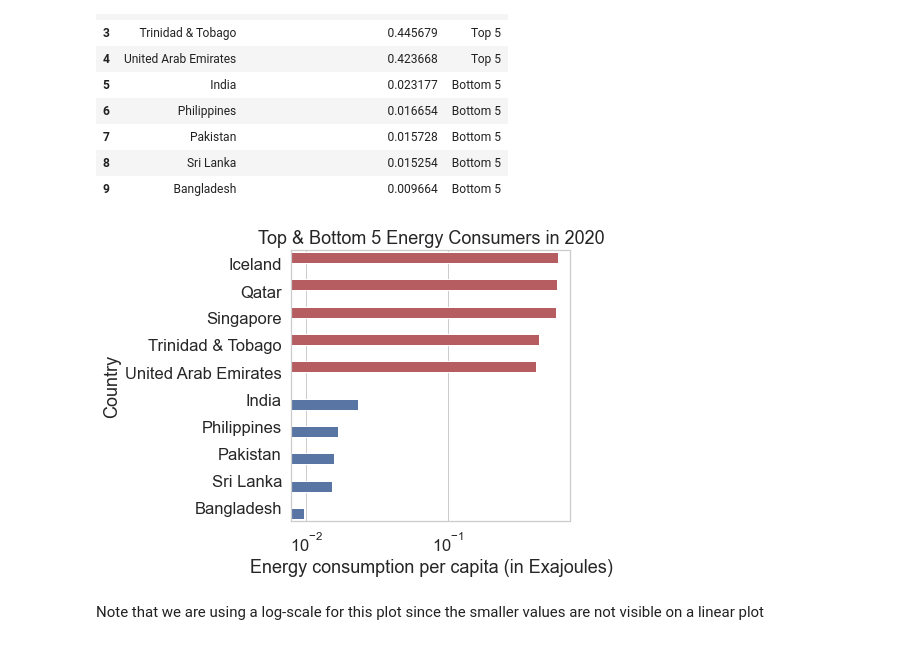
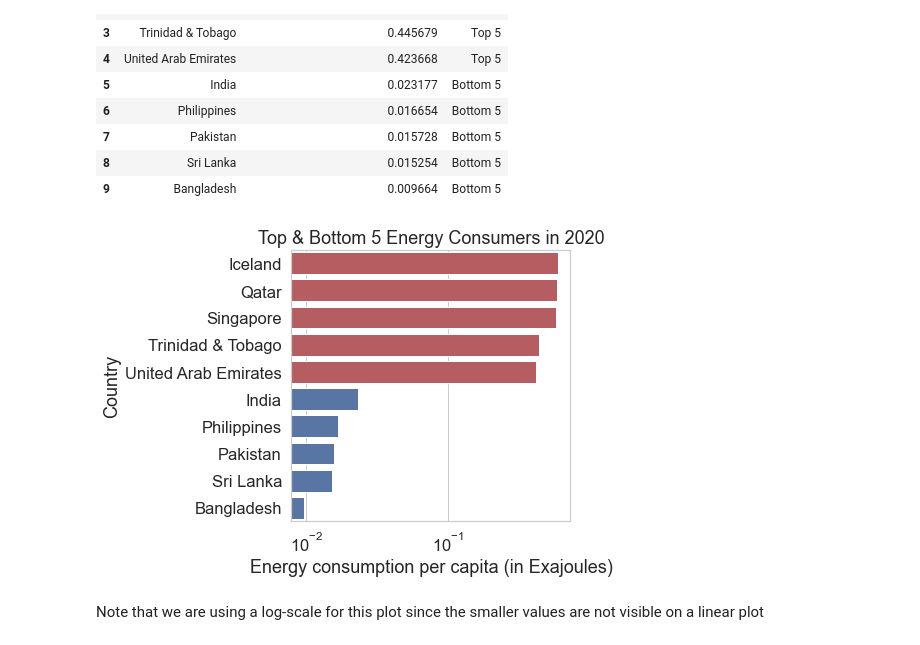
Before and after one commit to PranavaSinghal/DS203-Project, a Jupyter notebook: DS203_project.ipynb, the cells around one changed output. Saved outputs shown, nothing was run; the diff lists cells and outputs as text; code cells hidden in the pictures.

Commit message:
Completed correlation analysis

```diff
--- a/DS203_project.ipynb
+++ b/DS203_project.ipynb
@@ -1221,29 +1210,0 @@ plt.show()
-# %%
-sns.set(rc={'figure.figsize':(13, 13)}, font_scale = 1.2, style = "whitegrid")
-df_year = df_final[df_final['Year']==2019]
-df_year.reset_index()
-df_year = df_year[~df_year['Country'].str.contains(pat = "Total")]
-
-plt.suptitle('Correlation between total metrics and HDI',fontsize = 'x-large')
-plt.subplot(2,2,1)
-sns.regplot(x=df_year['HDI'], y=df_year['Total Primary Energy Consumption'])
-plt.xscale("log")
-plt.ylabel('Primary Energy Consumption')
-plt.yscale("log")
-plt.subplot(2, 2, 2)
-sns.regplot(x=df_year['HDI'], y=df_year['Total Renewable Energy'])
-plt.xscale("log")
-plt.ylabel('Renewable Energy Consumption')
-plt.yscale("log")
-plt.subplot(2, 2, 3)
-sns.regplot(x=df_year['HDI'], y=df_year['Total Non-Renewable Energy'])
-plt.xscale("log")
-plt.ylabel('Non-Renewable Energy Consumption')
-plt.yscale("log")
-plt.subplot(2, 2, 4)
-sns.regplot(x=df_year['HDI'], y=df_year['CO2 (in million tonnes)'])
-plt.xscale("log")
-plt.ylabel(r'$CO_2$ emission (in million tonnes)')
-plt.yscale("log")
-plt.tight_layout(pad=2)
-plt.show()
@@ -1311,0 +1279,7 @@ plt.show()
+# %%
+sns.set(rc={'figure.figsize':(9,7)}, font_scale = 1.2, style = "whitegrid")
+df_mx = df_per_capita[['Total Primary Energy Consumption','Total Renewable Energy','Total Non-Renewable Energy','CO2 (in million tonnes)', 'GDP', 'HDI','Population']]
+rename_cols = ['Primary Energy Consumption per capita','Renewable Energy per capita','Non-Renewable Energy per capita',r'$CO_2$ (in million tonnes)','GDP', 'HDI','Population']
+rename_dict = dict(zip(list(df_mx.columns),rename_cols))
+df_mx.rename(columns = rename_dict, inplace = True)
+df_mx = df_mx.corr()
@@ -1393,15 +1439,15 @@ top_n_bottom_5
 | 9 | Bangladesh | 0.009664 | Bottom 5 |
 # %%
 sns.set(rc={'figure.figsize':(5, 5)}, font_scale = 1.5, style = "whitegrid")
-sns.barplot(y = 'Country', x = 'Total Primary Energy Consumption', data = top_n_bottom_5, hue = 'type', orient = 'h', palette = ['r', 'b'])
+sns.barplot(y = 'Country', x = 'Total Primary Energy Consumption', data = top_n_bottom_5, hue = 'type', orient = 'h', palette = ['r', 'b'], dodge = False)
 plt.title('Top & Bottom 5 Energy Consumers in 2020')
 ax = plt.gca()
 ax.legend_ = None # Hide the legend
 plt.xlabel('Energy consumption per capita (in Exajoules)')
 plt.xscale('log')
 plt.show()
 # %% [output]
-[figure, old version]
+[figure, new version]
 # %% [markdown]
 Note that we are using a log-scale for this plot since the smaller values are not visible on a linear plot
 # %% [markdown]
```
Also changed, not shown: parts of 37 cells of this notebook, 1 other file.
